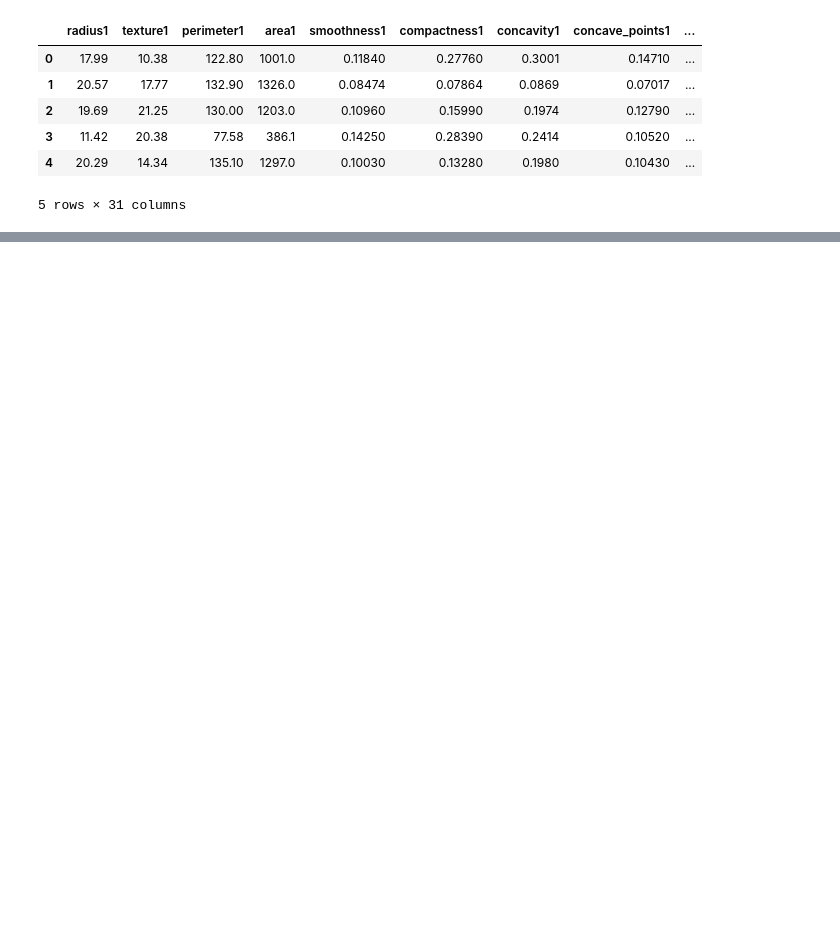
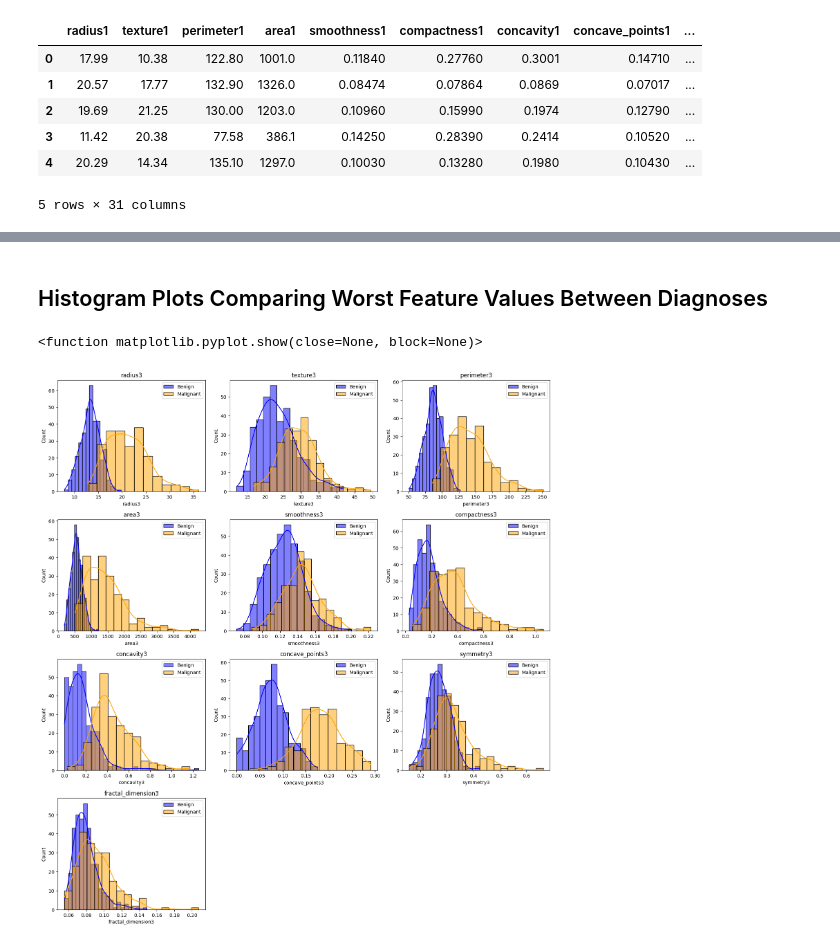
Before and after one commit to emilysaunders28/breast-cancer, a Jupyter notebook: breast_cancer_visualization.ipynb, the cells around one changed output, grey strips where cells are left out. Drawn from its saved outputs; the diff is of its cells as text; code cells hidden in the pictures; blank space fills up the shorter version.

```diff
--- a/breast_cancer_visualization.ipynb
+++ b/breast_cancer_visualization.ipynb
@@ -60,0 +81,25 @@ plt.show
+# %% [markdown]
+## Histogram Plots Comparing Worst Feature Values Between Diagnoses
+# %%
+cols = df.columns[:-1]
+n_plots = len(cols)
+
+n_rows = math.ceil(n_plots/3)
+fig, axes = plt.subplots(n_rows, 3, figsize=(15, 4*n_rows))
+axes = axes.flatten()
+
+for index, col in enumerate(cols[20:]):
+    ax = axes[index]
+    sns.histplot(data=benign_df[col], color='blue', label='Benign', kde=True, ax=ax)
+    sns.histplot(data=malignant_df[col], color='orange', label='Malignant', kde=True, ax=ax)
+    ax.set_title(col)
+    ax.legend()
+
+for j in range(index+1, len(axes)):
+    axes[j].set_visible(False)
+
+plt.tight_layout()
+plt.show
+# %% [output]
+<function matplotlib.pyplot.show(close=None, block=None)>
+[figure, added]
```
Also changed, not shown: parts of 5 cells of this notebook.
